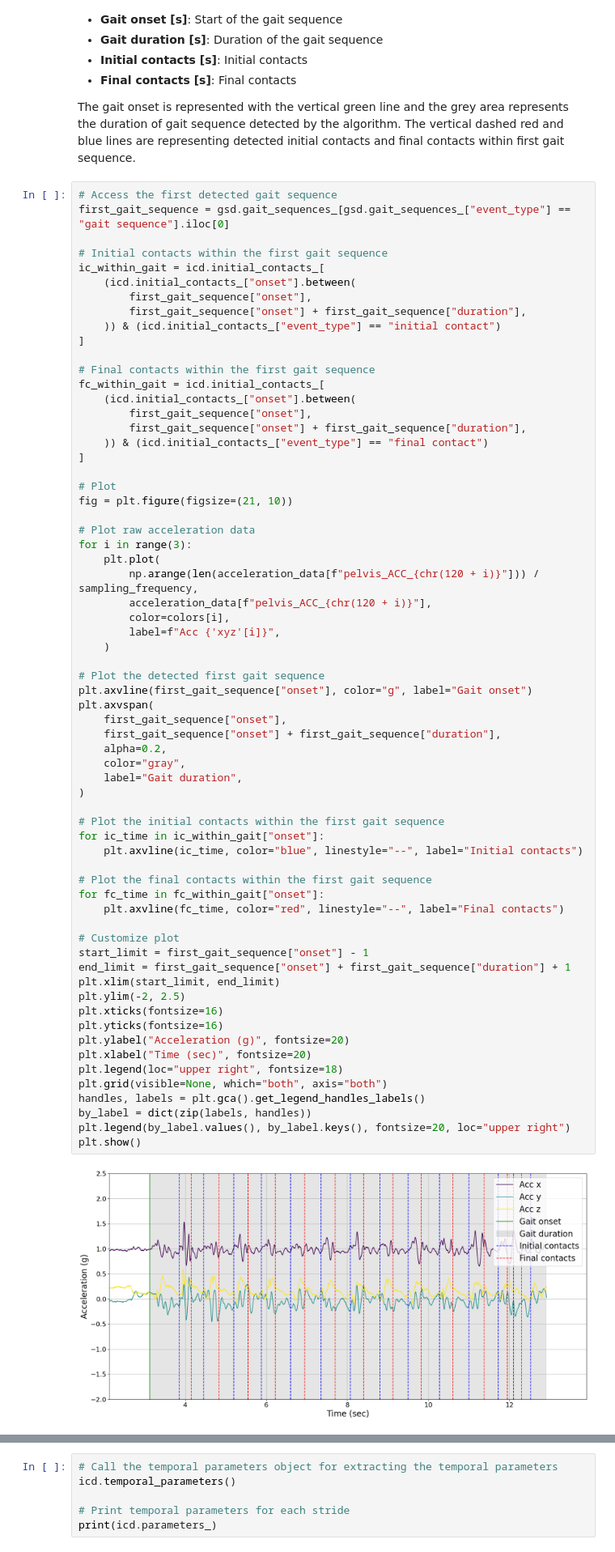
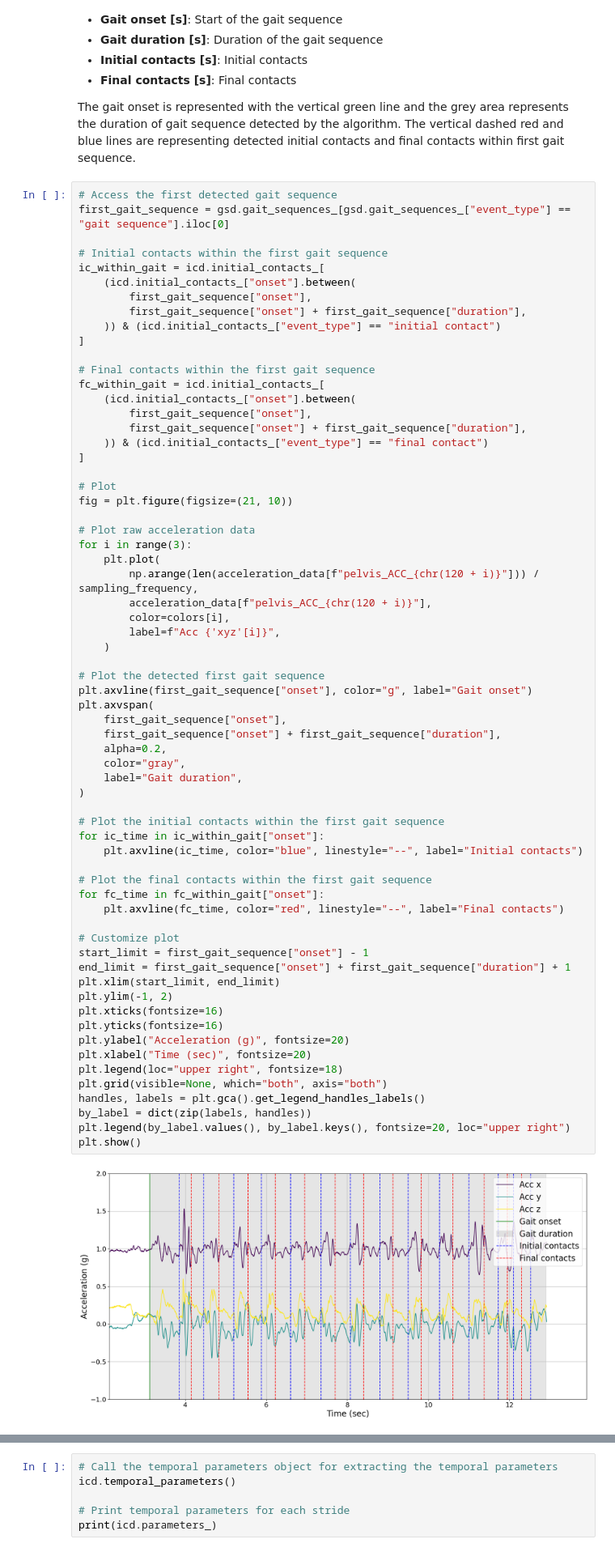
Before and after one commit to neurogeriatricskiel/NGMT, a Jupyter notebook: examples/modules_02_icd.ipynb, the cells around one changed output, grey strips where cells are left out. Shown at 81% size. Cells and saved outputs as stored; diff of their text form.

```diff
--- a/examples/modules_02_icd.ipynb
+++ b/examples/modules_02_icd.ipynb
@@ -198,35 +198,35 @@ plt.axvspan(
     first_gait_sequence["onset"],
     first_gait_sequence["onset"] + first_gait_sequence["duration"],
     alpha=0.2,
     color="gray",
     label="Gait duration",
 )
 
 # Plot the initial contacts within the first gait sequence
 for ic_time in ic_within_gait["onset"]:
     plt.axvline(ic_time, color="blue", linestyle="--", label="Initial contacts")
 
 # Plot the final contacts within the first gait sequence
 for fc_time in fc_within_gait["onset"]:
     plt.axvline(fc_time, color="red", linestyle="--", label="Final contacts")
 
 # Customize plot
 start_limit = first_gait_sequence["onset"] - 1
 end_limit = first_gait_sequence["onset"] + first_gait_sequence["duration"] + 1
 plt.xlim(start_limit, end_limit)
-plt.ylim(-2, 2.5)
+plt.ylim(-1, 2)
 plt.xticks(fontsize=16)
 plt.yticks(fontsize=16)
 plt.ylabel("Acceleration (g)", fontsize=20)
 plt.xlabel("Time (sec)", fontsize=20)
 plt.legend(loc="upper right", fontsize=18)
 plt.grid(visible=None, which="both", axis="both")
 handles, labels = plt.gca().get_legend_handles_labels()
 by_label = dict(zip(labels, handles))
 plt.legend(by_label.values(), by_label.keys(), fontsize=20, loc="upper right")
 plt.show()
 # %% [output]
-[figure, old version]
+[figure, new version]
 # %% [markdown]
 ## Extraction of Temporal Parameters
 
```
Also changed, not shown: parts of 1 cell of this notebook, 6 other files.
